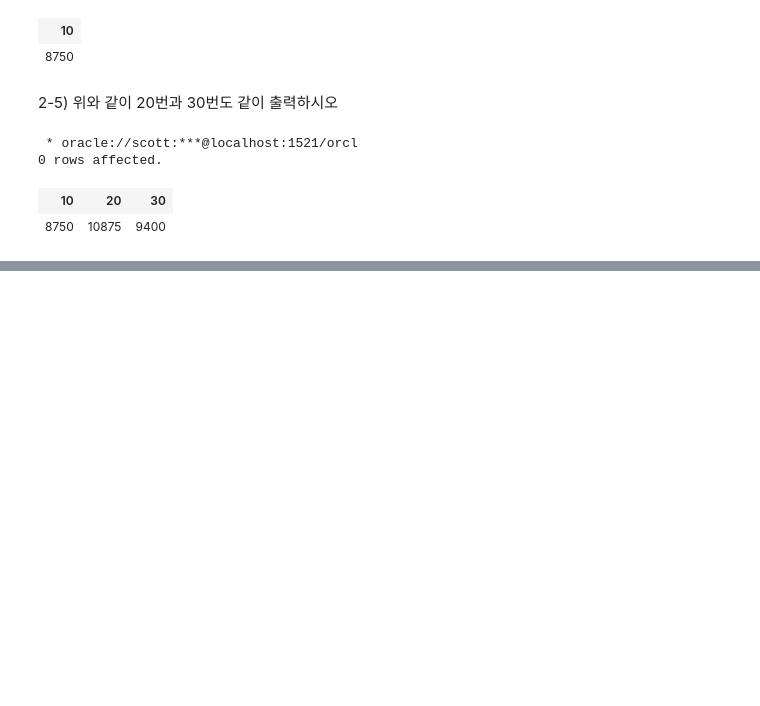
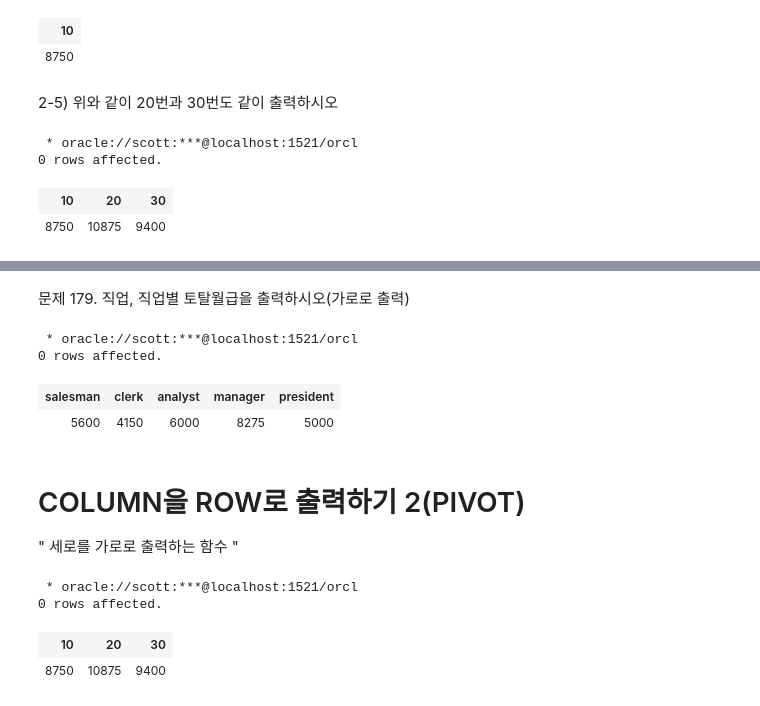
Before and after one commit to unknown-jun/Oracle_SQL, a Jupyter notebook: Part 2_9. 데이터 분석함수.ipynb, the cells around one changed output, grey strips where cells are left out. Saved outputs shown, nothing was run; the diff lists cells and outputs as text; code cells hidden in the pictures; blank space fills up the shorter version.

```diff
--- a/Part 2_9. 데이터 분석함수.ipynb
+++ b/Part 2_9. 데이터 분석함수.ipynb
@@ -825,0 +872,30 @@ select
+# %% [markdown]
+문제 179. 직업, 직업별 토탈월급을 출력하시오(가로로 출력)
+# %%
+%%sql
+
+select sum(decode(job,'SALESMAN',sal)) as "SALESMAN",
+       sum(decode(job, 'CLERK', sal)) as "CLERK",
+       sum(decode(job, 'ANALYST', sal)) as "ANALYST",
+       sum(decode(job, 'MANAGER', sal)) as "MANAGER",
+       sum(decode(job, 'PRESIDENT', sal)) as "PRESIDENT"
+    from emp
+# %% [output]
+ * oracle://scott:***@localhost:1521/orcl
+0 rows affected.
+| salesman | clerk | analyst | manager | president |
+| 5600 | 4150 | 6000 | 8275 | 5000 |
+# %% [markdown]
+#  COLUMN을 ROW로 출력하기 2(PIVOT)
+" 세로를 가로로 출력하는 함수 "
+# %%
+%%sql
+
+select *
+    from (select deptno, sal from emp)
+    pivot (sum(sal) for deptno in (10, 20, 30))
+# %% [output]
+ * oracle://scott:***@localhost:1521/orcl
+0 rows affected.
+| 10 | 20 | 30 |
+| 8750 | 10875 | 9400 |
```
Also changed, not shown: parts of 14 cells of this notebook.
